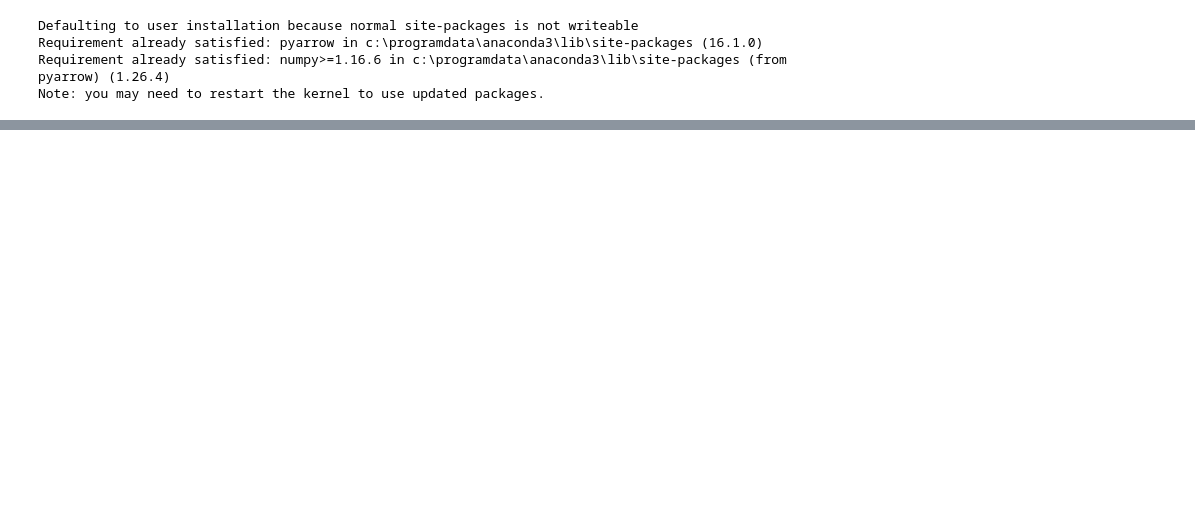
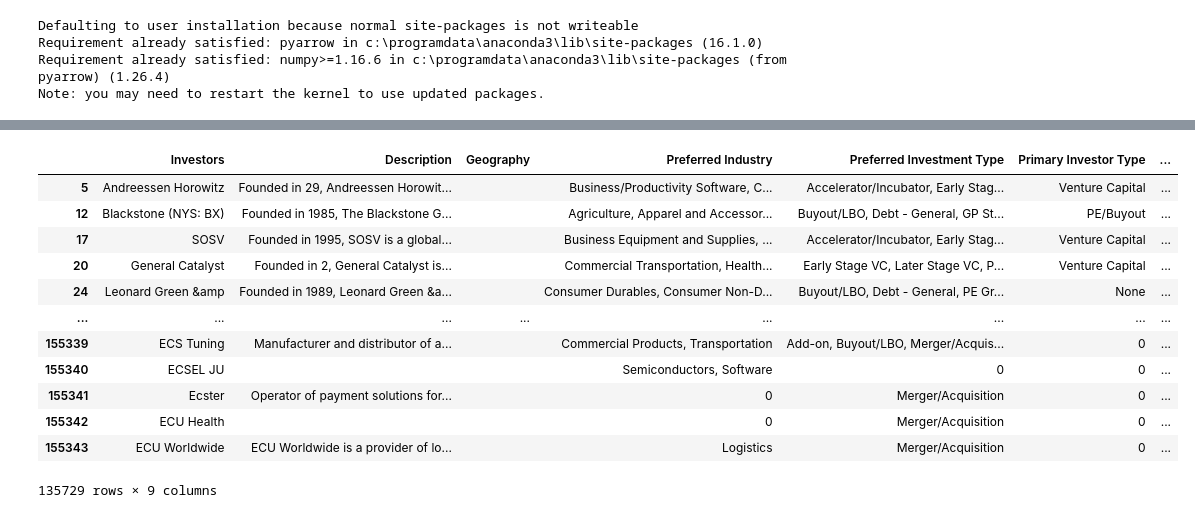
Before and after one commit to Eric-L-cloud/Capstone-Project, a Jupyter notebook: src/3_1_preprocessing_clearing.ipynb, the cells around one changed output, grey strips where cells are left out. Saved outputs shown, nothing was run; the diff lists cells and outputs as text; code cells hidden in the pictures; blank space fills up the shorter version.

```diff
--- a/src/3_1_preprocessing_clearing.ipynb
+++ b/src/3_1_preprocessing_clearing.ipynb
@@ -101,0 +146,17 @@ combined_df.drop(columns=['Primary Contact'], inplace=True, errors='ignore')
+# %%
+# need follow. if remove, many rows will be removed. May split into two parts.
+combined_df[combined_df.isin(['', '0', '[]', '[0]']).any(axis=1)]
+# %% [output]
+|  | Investors | Description | Geography | Preferred Industry | Preferred Investment Type | Primary Investor Type | ... |
+| 5 | Andreessen Horowitz | Founded in 29, Andreessen Horowit... |  | Business/Productivity Software, C... | Accelerator/Incubator, Early Stag... | Venture Capital | ... |
+| 12 | Blackstone (NYS: BX) | Founded in 1985, The Blackstone G... |  | Agriculture, Apparel and Accessor... | Buyout/LBO, Debt - General, GP St... | PE/Buyout | ... |
+| 17 | SOSV | Founded in 1995, SOSV is a global... |  | Business Equipment and Supplies, ... | Accelerator/Incubator, Early Stag... | Venture Capital | ... |
+| 20 | General Catalyst | Founded in 2, General Catalyst is... |  | Commercial Transportation, Health... | Early Stage VC, Later Stage VC, P... | Venture Capital | ... |
+| 24 | Leonard Green &amp | Founded in 1989, Leonard Green &a... |  | Consumer Durables, Consumer Non-D... | Buyout/LBO, Debt - General, PE Gr... | None | ... |
+| ... | ... | ... | ... | ... | ... | ... | ... |
+| 155339 | ECS Tuning | Manufacturer and distributor of a... |  | Commercial Products, Transportation | Add-on, Buyout/LBO, Merger/Acquis... | 0 | ... |
+| 155340 | ECSEL JU |  |  | Semiconductors, Software | 0 | 0 | ... |
+| 155341 | Ecster | Operator of payment solutions for... |  | 0 | Merger/Acquisition | 0 | ... |
+| 155342 | ECU Health |  |  | 0 | Merger/Acquisition | 0 | ... |
+| 155343 | ECU Worldwide | ECU Worldwide is a provider of lo... |  | Logistics | Merger/Acquisition | 0 | ... |
+135729 rows × 9 columns
```
Also changed, not shown: parts of 23 cells of this notebook, 3 other files.
